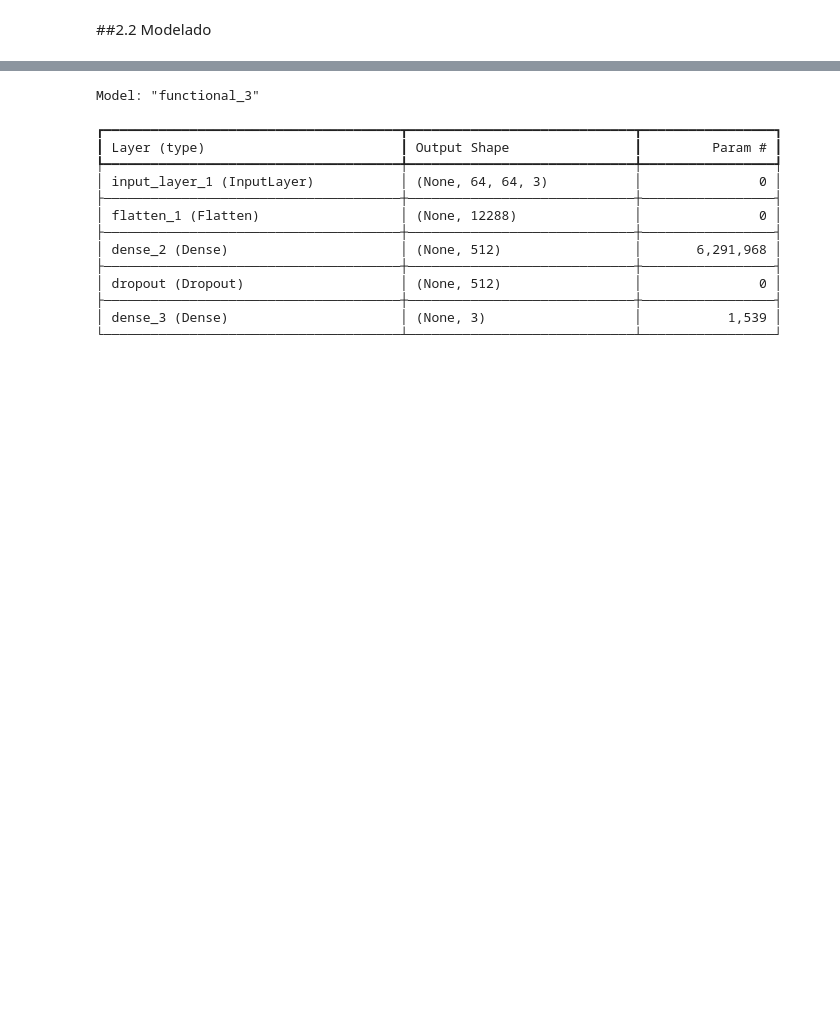
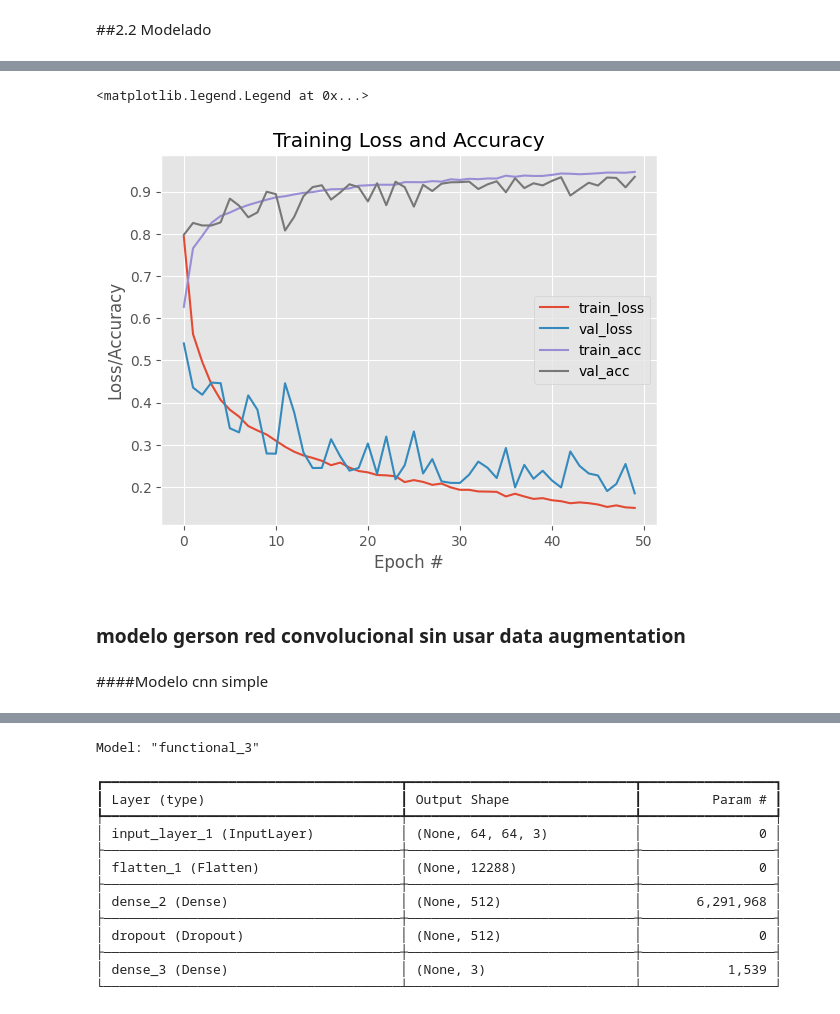
Before and after one commit to gersonviav/cnn_clasification_shoes_sandal_boots, a Jupyter notebook: CNN_MAESTRIA.ipynb, the cells around one changed output, grey strips where cells are left out. Saved outputs shown, nothing was run; the diff lists cells and outputs as text; code cells hidden in the pictures; blank space fills up the shorter version.

Commit message:
rama de gerson

```diff
--- a/CNN_MAESTRIA.ipynb
+++ b/CNN_MAESTRIA.ipynb
@@ -249,13 +236,10 @@ Shape de y_test: (3000,)
 from tensorflow.keras.utils import to_categorical
 from sklearn.model_selection import train_test_split
 
-x_train, x_te = x_train / 255.0, x_test / 255.0 #Cambio al rango 0-1 -> Disminuyo CC
-#One-hot encoding para minimizar error
-y_train = tf.keras.utils.to_categorical(y_train, num_classes=3)
-print(y_train.shape)
+# normalize inputs from 0-255 to 0.0-1.0
+x_train = x_train/255
+x_test = x_test/255 #One-hot encoding para minimizar error
+y_train = to_categorical(y_train, num_classes=3)
+y_test = to_categorical(y_test, num_classes=3)
 
-y_te = to_categorical(y_test, num_classes=3)
-
-x_tr, x_val, y_tr, y_val = train_test_split(x_train, y_train, test_size=0.1, random_state=42) # 3 subconjuntos es de vital importancia
-print(y_tr.shape)
 # print(y_tr[0])
@@ -270,0 +315,16 @@ print(y_te.shape)
+# %%
+model.compile(loss="categorical_crossentropy", optimizer=SGD(0.005), metrics=["accuracy"])
+
+
+# Fit the model
+model.fit(x_train,y_train,validation_data=(x_test,y_test),epochs=50,batch_size=64)
+
+
+# Final evaluation of the model
+score =  model.evaluate(x_test,y_test,verbose=0)
+print("Accuracy : %0.2f%%" %(score[1]*100))
+#print("Modelo de linea base :%.2f%% (%.2f%%)" %(results.mean()*100  ,results.std()*100))
+# %%
+model.compile(loss="categorical_crossentropy", optimizer=SGD(0.005), metrics=["accuracy"])
+
+H =model.fit(x_train,y_train,validation_data=(x_test,y_test),epochs=50,batch_size=64)
@@ -270,0 +349,21 @@ print(y_te.shape)
+# %%
+# Muestro gráfica de accuracy y losses
+import matplotlib.pyplot as plt
+import numpy as np
+plt.style.use("ggplot")
+plt.figure()
+plt.plot(np.arange(0, 50), H.history["loss"], label="train_loss")
+plt.plot(np.arange(0, 50), H.history["val_loss"], label="val_loss")
+plt.plot(np.arange(0, 50), H.history["accuracy"], label="train_acc")
+plt.plot(np.arange(0, 50), H.history["val_accuracy"], label="val_acc")
+plt.title("Training Loss and Accuracy")
+plt.xlabel("Epoch #")
+plt.ylabel("Loss/Accuracy")
+plt.legend()
+# %% [output]
+<matplotlib.legend.Legend at 0x...>
+[figure, added]
+# %% [markdown]
+### modelo gerson red convolucional sin usar data augmentation
+# %% [markdown]
+####Modelo cnn simple
```
Also changed, not shown: parts of 26 cells of this notebook.
